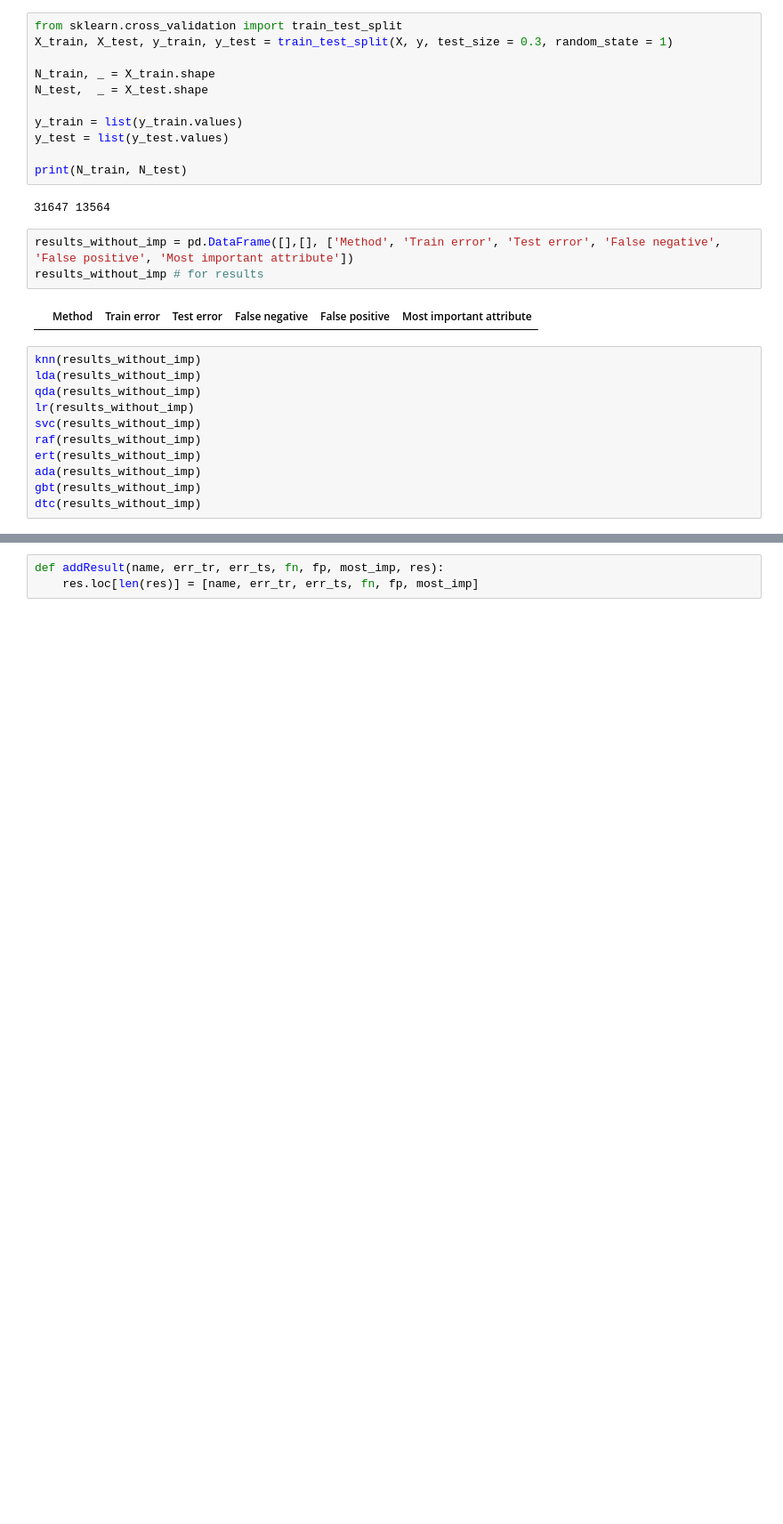
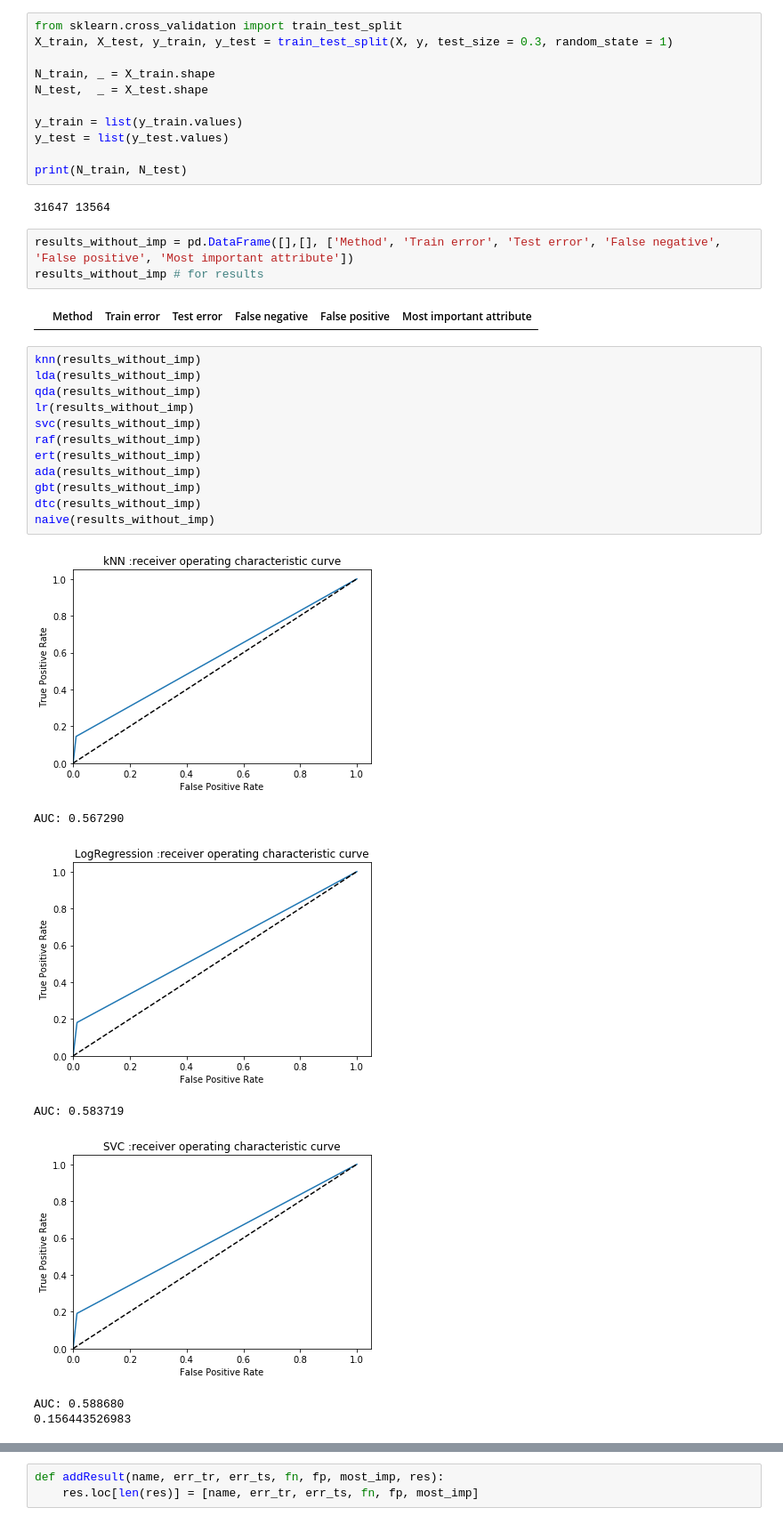
Before and after one commit to joistick11/data-mining-course, a Jupyter notebook: Vorontsov, 1st lab.ipynb, the cells around one changed output, grey strips where cells are left out. Shown at 89% size. Saved outputs shown, nothing was run; the diff lists cells and outputs as text; blank space fills up the shorter version.

```diff
--- a/Vorontsov, 1st lab.ipynb
+++ b/Vorontsov, 1st lab.ipynb
@@ -600,11 +655,20 @@ results_without_imp # for results
 # %%
 knn(results_without_imp)
 lda(results_without_imp)
 qda(results_without_imp)
 lr(results_without_imp)
 svc(results_without_imp)
 raf(results_without_imp)
 ert(results_without_imp)
 ada(results_without_imp)
 gbt(results_without_imp)
 dtc(results_without_imp)
+naive(results_without_imp)
+# %% [output]
+[figure, added]
+AUC: 0.567290
+[figure, added]
+AUC: 0.583719
+[figure, added]
+AUC: 0.588680
+0.156443526983
```
Also changed, not shown: parts of 14 cells of this notebook.
